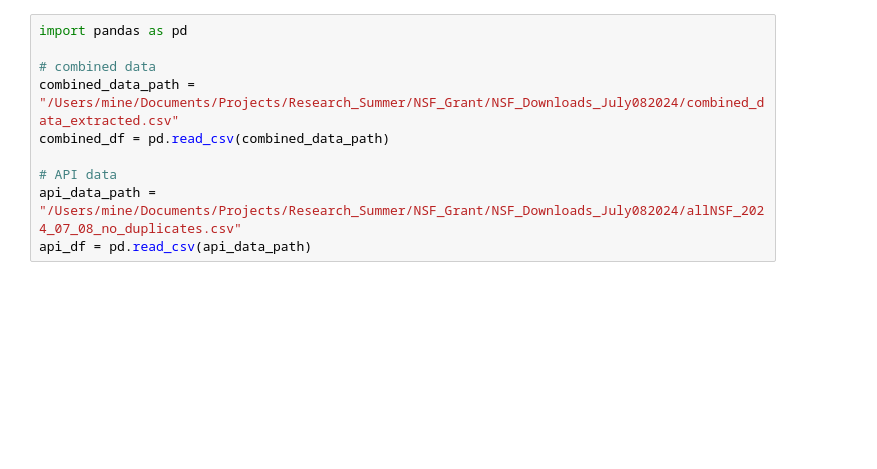
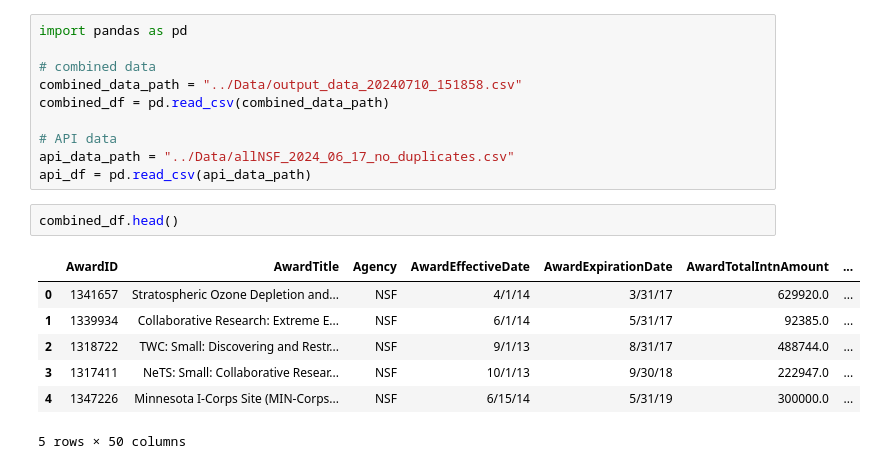
Before and after one commit to SeverinoCenter/nsf-award-extract, a Jupyter notebook: Comparing downloaded vs API data.ipynb, the cells around one changed output. Saved outputs shown, nothing was run; the diff lists cells and outputs as text; blank space fills up the shorter version.

```diff
--- a/Comparing downloaded vs API data.ipynb
+++ b/Comparing downloaded vs API data.ipynb
@@ -2,9 +2,19 @@
 import pandas as pd
 
 # combined data
-combined_data_path = "/Users/mine/Documents/Projects/Research_Summer/NSF_Grant/NSF_Downloads_July082024/combined_data_extracted.csv"
+combined_data_path = "../Data/output_data_20240710_151858.csv"
 combined_df = pd.read_csv(combined_data_path)
 
 # API data
-api_data_path = "/Users/mine/Documents/Projects/Research_Summer/NSF_Grant/NSF_Downloads_July082024/allNSF_2024_07_08_no_duplicates.csv"
+api_data_path = "../Data/allNSF_2024_06_17_no_duplicates.csv"
 api_df = pd.read_csv(api_data_path)
+# %%
+combined_df.head()
+# %% [output]
+|  | AwardID | AwardTitle | Agency | AwardEffectiveDate | AwardExpirationDate | AwardTotalIntnAmount | ... |
+| 0 | 1341657 | Stratospheric Ozone Depletion and... | NSF | 4/1/14 | 3/31/17 | 629920.0 | ... |
+| 1 | 1339934 | Collaborative Research: Extreme E... | NSF | 6/1/14 | 5/31/17 | 92385.0 | ... |
+| 2 | 1318722 | TWC: Small: Discovering and Restr... | NSF | 9/1/13 | 8/31/17 | 488744.0 | ... |
+| 3 | 1317411 | NeTS: Small: Collaborative Resear... | NSF | 10/1/13 | 9/30/18 | 222947.0 | ... |
+| 4 | 1347226 | Minnesota I-Corps Site (MIN-Corps... | NSF | 6/15/14 | 5/31/19 | 300000.0 | ... |
+5 rows × 50 columns
```
Also changed, not shown: parts of 11 cells of this notebook.
